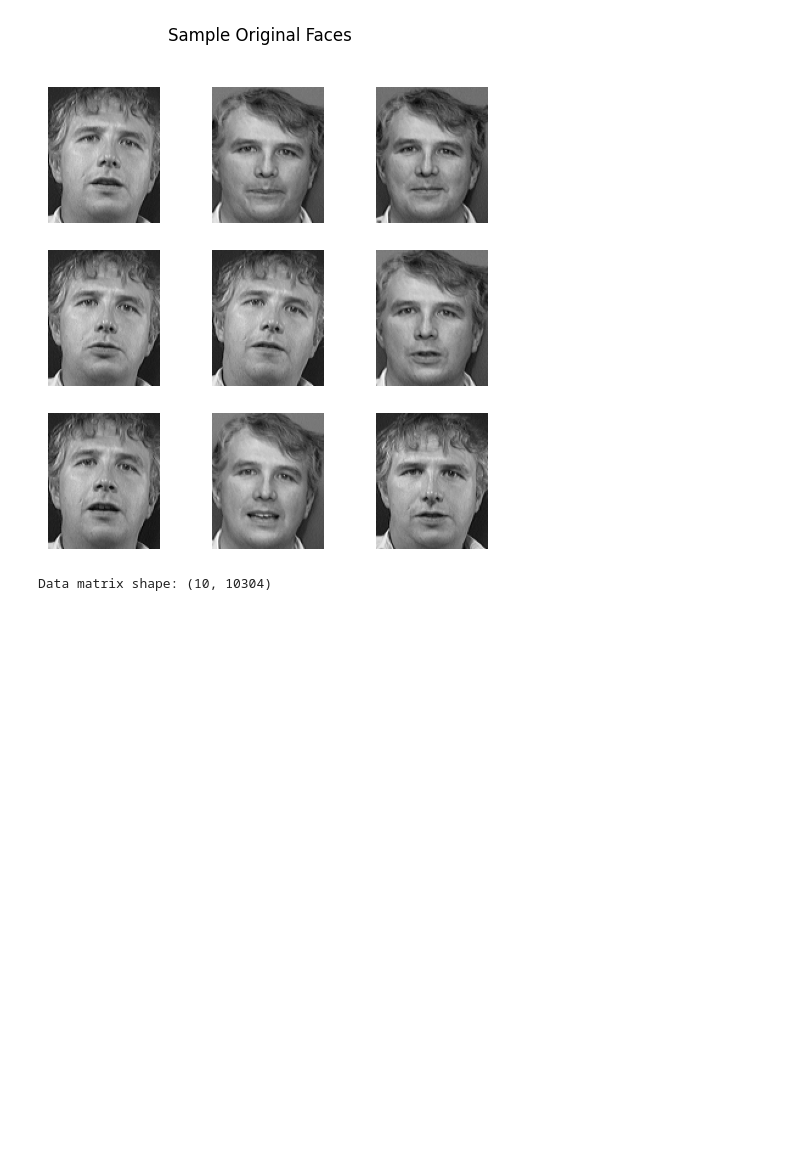
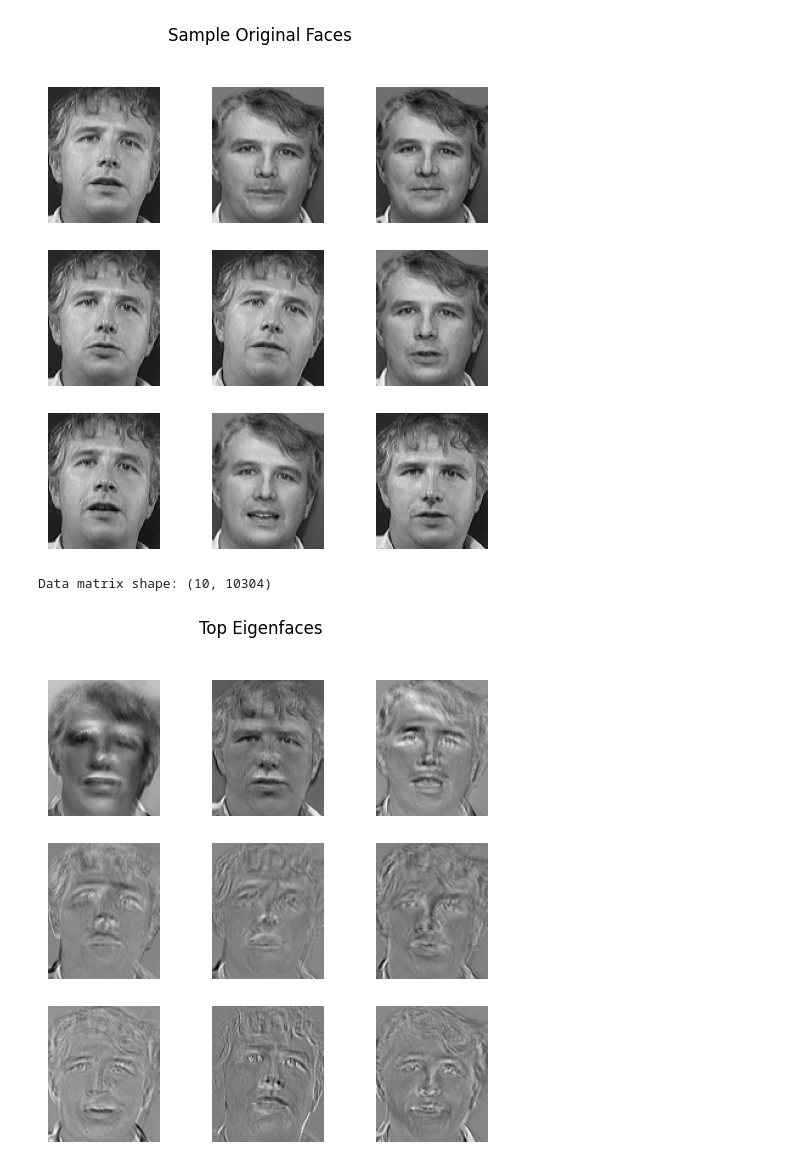
Before and after one commit to Masters-Halmstad/Math_Lab_1, a Jupyter notebook: part1.ipynb, the cells around one changed output. Saved outputs shown, nothing was run; the diff lists cells and outputs as text; code cells hidden in the pictures; blank space fills up the shorter version.

```diff
--- a/part1.ipynb
+++ b/part1.ipynb
@@ -35,5 +35,22 @@ print("Data matrix shape:", X.shape)
 Data matrix shape: (10, 10304)
 # %%
 # PCA - Mean centering
-mean_faces = np.mean(X, axis = 0)
-X_centered = X - mean_faces
+mean_face = np.mean(X, axis = 0)
+X_centered = X - mean_face
+# %%
+# Applying SVD
+    # Vt = eigenfaces
+    # S = singular values
+    # Eigenvalues = S^2/(n-1)
+U, S, Vt = np.linalg.svd(X_centered, full_matrices=False)
+# %%
+# Visualize eigenfaces
+plt.figure(figsize=(6,6))
+for i in range(9):
+    plt.subplot(3,3,i+1)
+    plt.imshow(Vt[i].reshape(h, w), cmap='gray')
+    plt.axis('off')
+plt.suptitle("Top Eigenfaces")
+plt.show()
+# %% [output]
+[figure, added]
```
Also changed, not shown: parts of 2 cells of this notebook.
